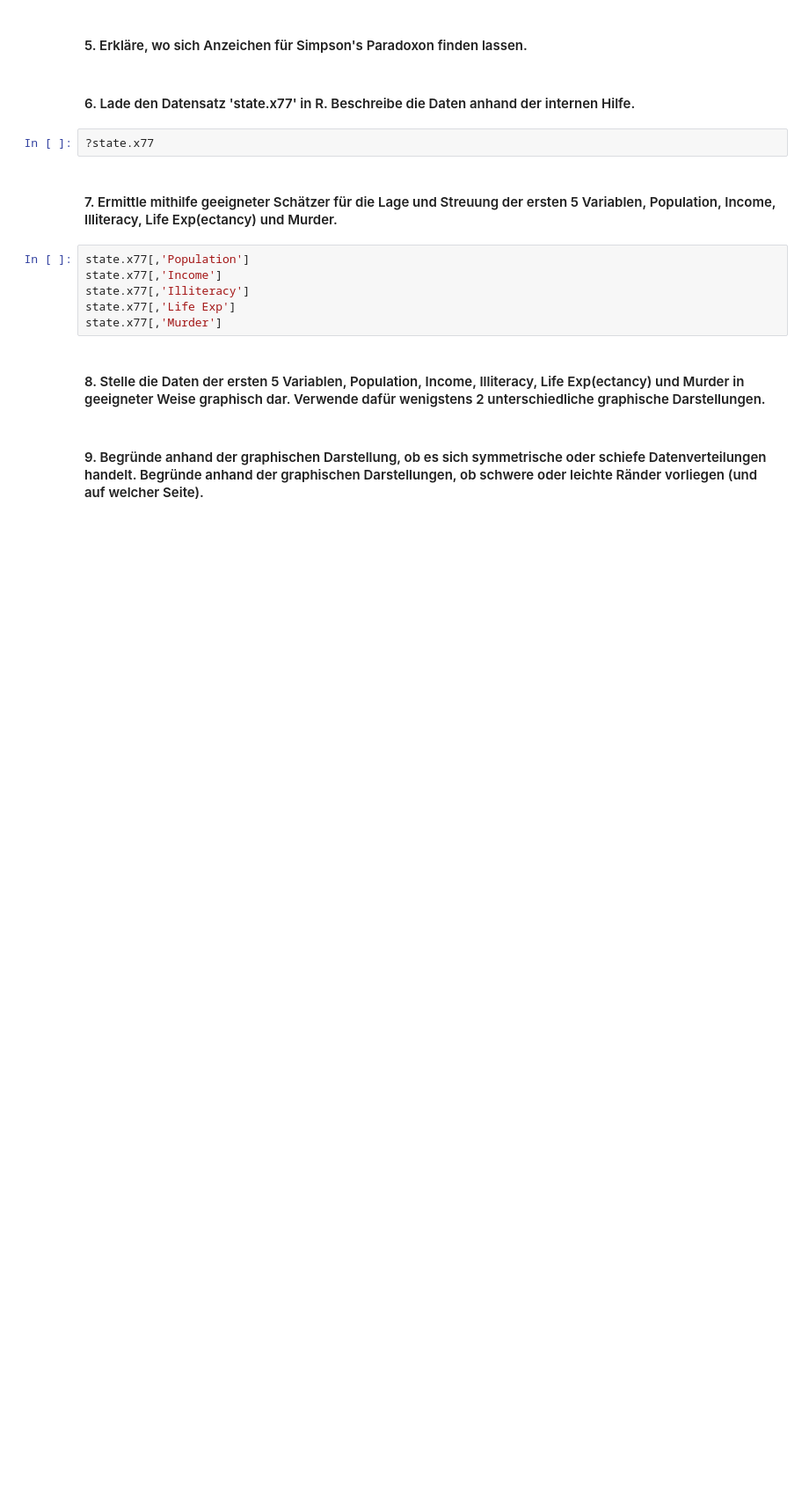
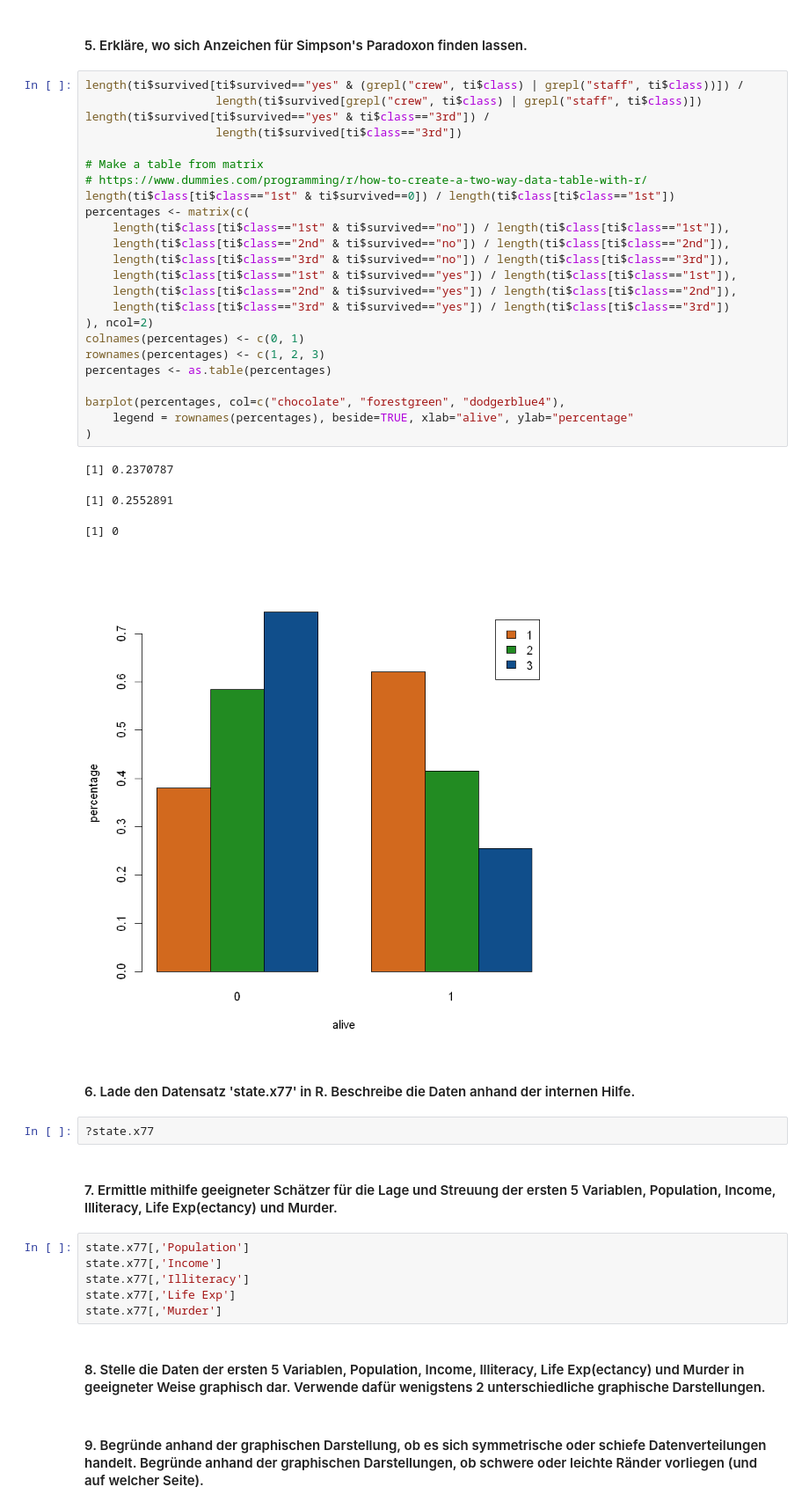
Before and after one commit to kurbaniec/everything-data-science, a Jupyter notebook: content/werkzeuge-zur-visualisierung/werkzeuge-zur-visualisierung.ipynb, the cells around one changed output. Shown at 88% size. Cells and saved outputs as stored; diff of their text form; blank space fills up the shorter version.

```diff
--- a/content/werkzeuge-zur-visualisierung/werkzeuge-zur-visualisierung.ipynb
+++ b/content/werkzeuge-zur-visualisierung/werkzeuge-zur-visualisierung.ipynb
@@ -174,5 +147,34 @@ Männer=Dead
 # %% [markdown]
 #### 5. Erkläre, wo sich Anzeichen für Simpson's Paradoxon finden lassen.
+# %%
+length(ti$survived[ti$survived=="yes" & (grepl("crew", ti$class) | grepl("staff", ti$class))]) /
+                   length(ti$survived[grepl("crew", ti$class) | grepl("staff", ti$class)])
+length(ti$survived[ti$survived=="yes" & ti$class=="3rd"]) /
+                   length(ti$survived[ti$class=="3rd"])
+
+# Make a table from matrix
+# https://www.dummies.com/programming/r/how-to-create-a-two-way-data-table-with-r/
+length(ti$class[ti$class=="1st" & ti$survived==0]) / length(ti$class[ti$class=="1st"])
+percentages <- matrix(c(
+    length(ti$class[ti$class=="1st" & ti$survived=="no"]) / length(ti$class[ti$class=="1st"]),
+    length(ti$class[ti$class=="2nd" & ti$survived=="no"]) / length(ti$class[ti$class=="2nd"]),
+    length(ti$class[ti$class=="3rd" & ti$survived=="no"]) / length(ti$class[ti$class=="3rd"]),
+    length(ti$class[ti$class=="1st" & ti$survived=="yes"]) / length(ti$class[ti$class=="1st"]),
+    length(ti$class[ti$class=="2nd" & ti$survived=="yes"]) / length(ti$class[ti$class=="2nd"]),
+    length(ti$class[ti$class=="3rd" & ti$survived=="yes"]) / length(ti$class[ti$class=="3rd"])
+), ncol=2)
+colnames(percentages) <- c(0, 1)
+rownames(percentages) <- c(1, 2, 3)
+percentages <- as.table(percentages)
+
+barplot(percentages, col=c("chocolate", "forestgreen", "dodgerblue4"),
+    legend = rownames(percentages), beside=TRUE, xlab="alive", ylab="percentage"
+)
+# %% [output]
+[1] 0.2370787
+[1] 0.2552891
+[1] 0
+[figure, added]
 # %% [markdown]
 #### 6. Lade den Datensatz 'state.x77' in R. Beschreibe die Daten anhand der internen Hilfe.
 # %%
```
Also changed, not shown: parts of 5 cells of this notebook, 21 other files.
